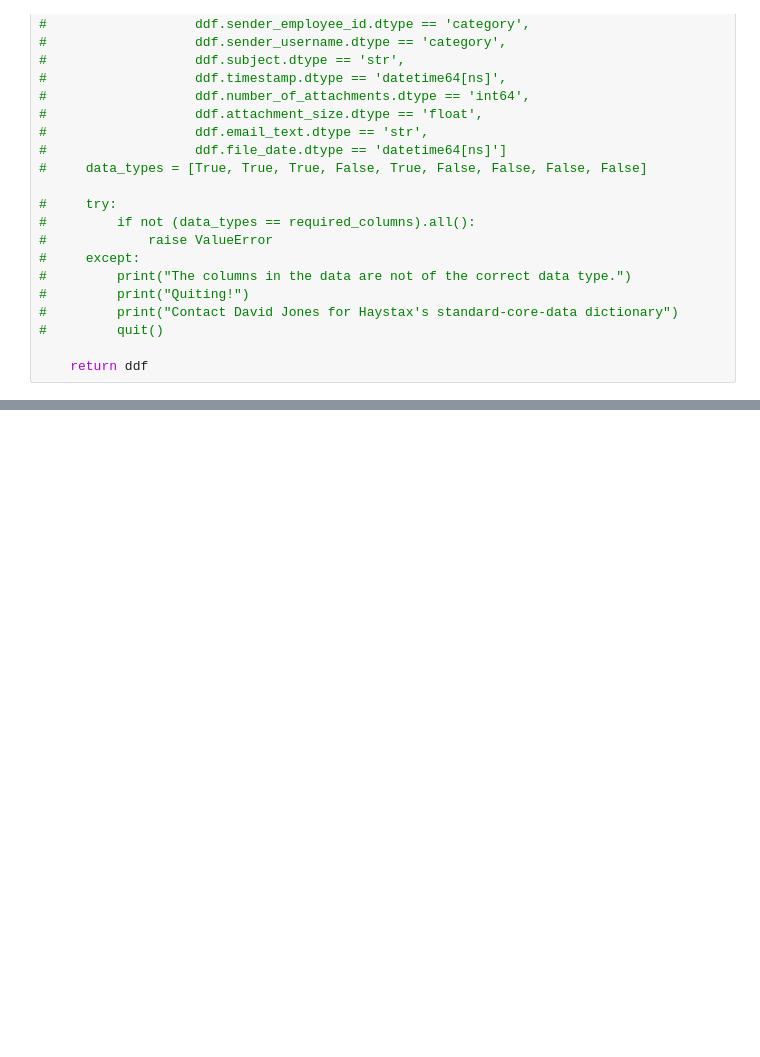
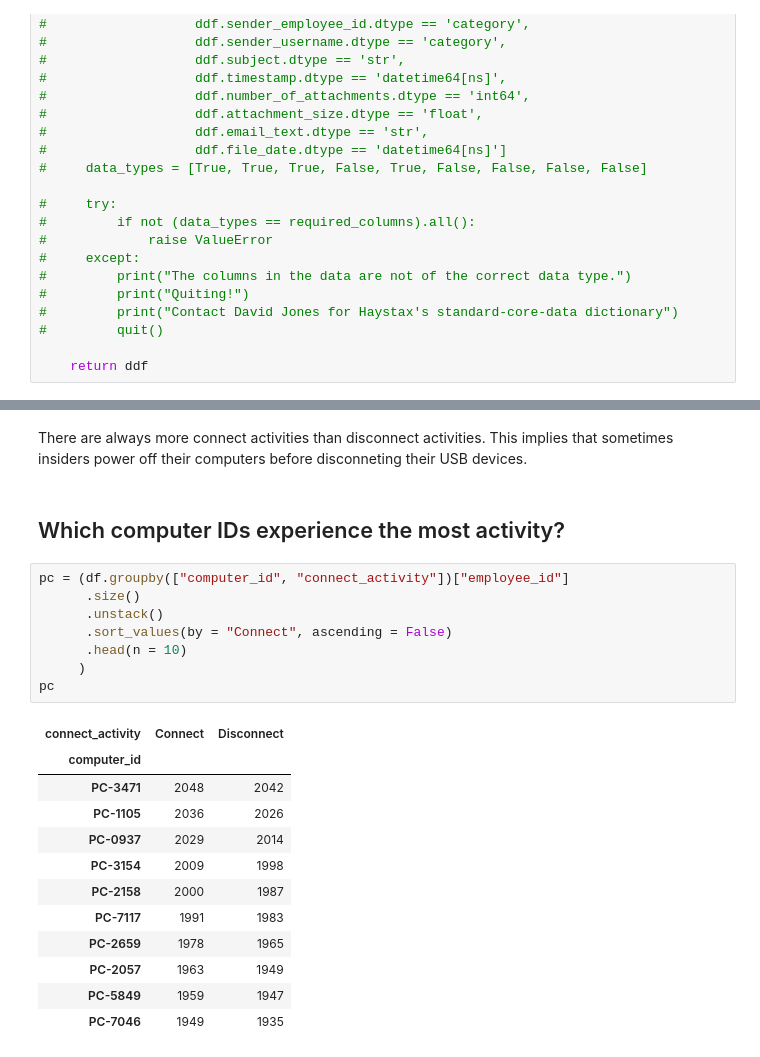
Before and after one commit to 1cepath/data-understanding, a Jupyter notebook: notebooks/03-usb.ipynb, the cells around one changed output, grey strips where cells are left out. Saved outputs shown, nothing was run; the diff lists cells and outputs as text; blank space fills up the shorter version.

```diff
--- a/notebooks/03-usb.ipynb
+++ b/notebooks/03-usb.ipynb
@@ -272,0 +236,25 @@ Figure(marks=[bar_chart], axes=[x_ax, y_ax], animation_duration=1000,
+# %% [markdown]
+There are always more connect activities than disconnect activities. This implies that sometimes insiders power off their computers before disconneting their USB devices.
+# %% [markdown]
+## Which computer IDs experience the most activity?
+# %%
+pc = (df.groupby(["computer_id", "connect_activity"])["employee_id"]
+      .size()
+      .unstack()
+      .sort_values(by = "Connect", ascending = False)
+      .head(n = 10)
+     )
+pc
+# %% [output]
+| connect_activity | Connect | Disconnect |
+| computer_id |  |  |
+| PC-3471 | 2048 | 2042 |
+| PC-1105 | 2036 | 2026 |
+| PC-0937 | 2029 | 2014 |
+| PC-3154 | 2009 | 1998 |
+| PC-2158 | 2000 | 1987 |
+| PC-7117 | 1991 | 1983 |
+| PC-2659 | 1978 | 1965 |
+| PC-2057 | 1963 | 1949 |
+| PC-5849 | 1959 | 1947 |
+| PC-7046 | 1949 | 1935 |
```
Also changed, not shown: parts of 54 cells of this notebook, 5 other files.
